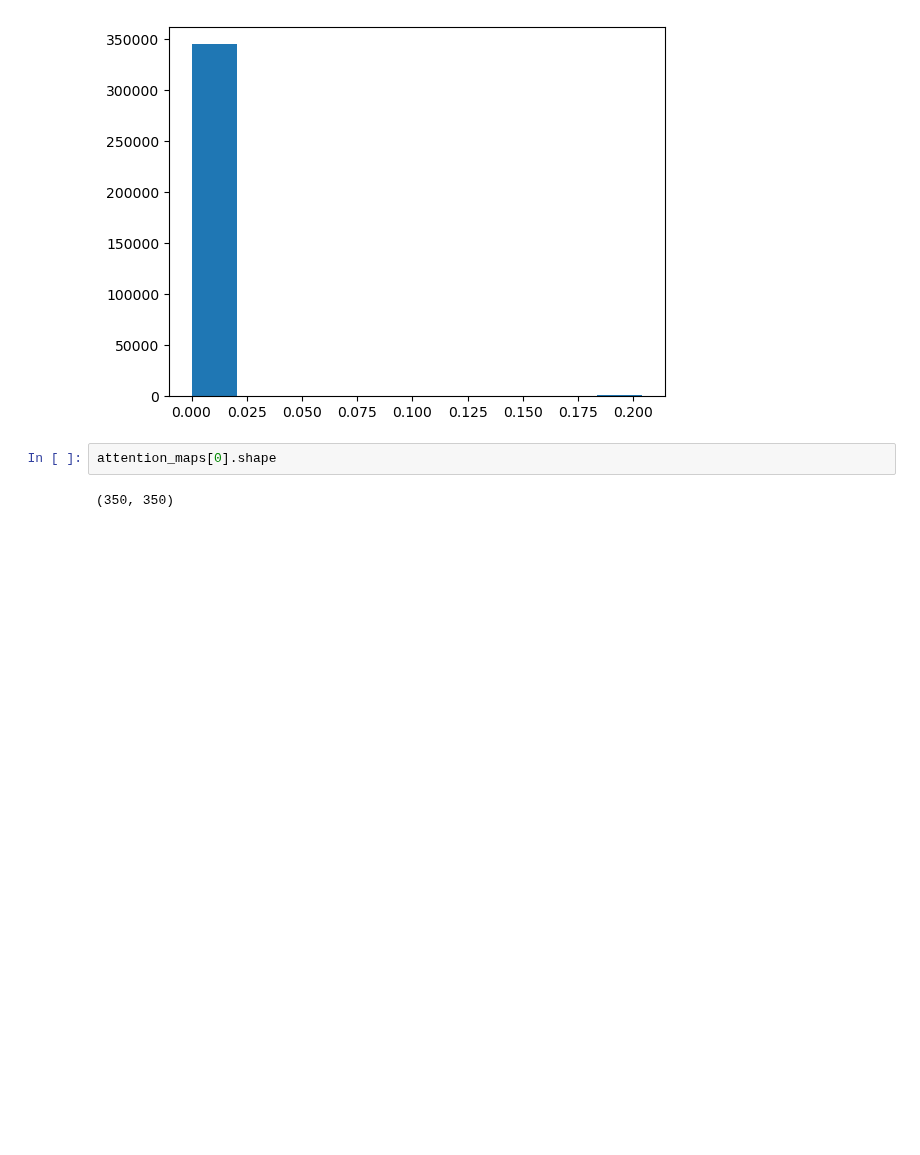
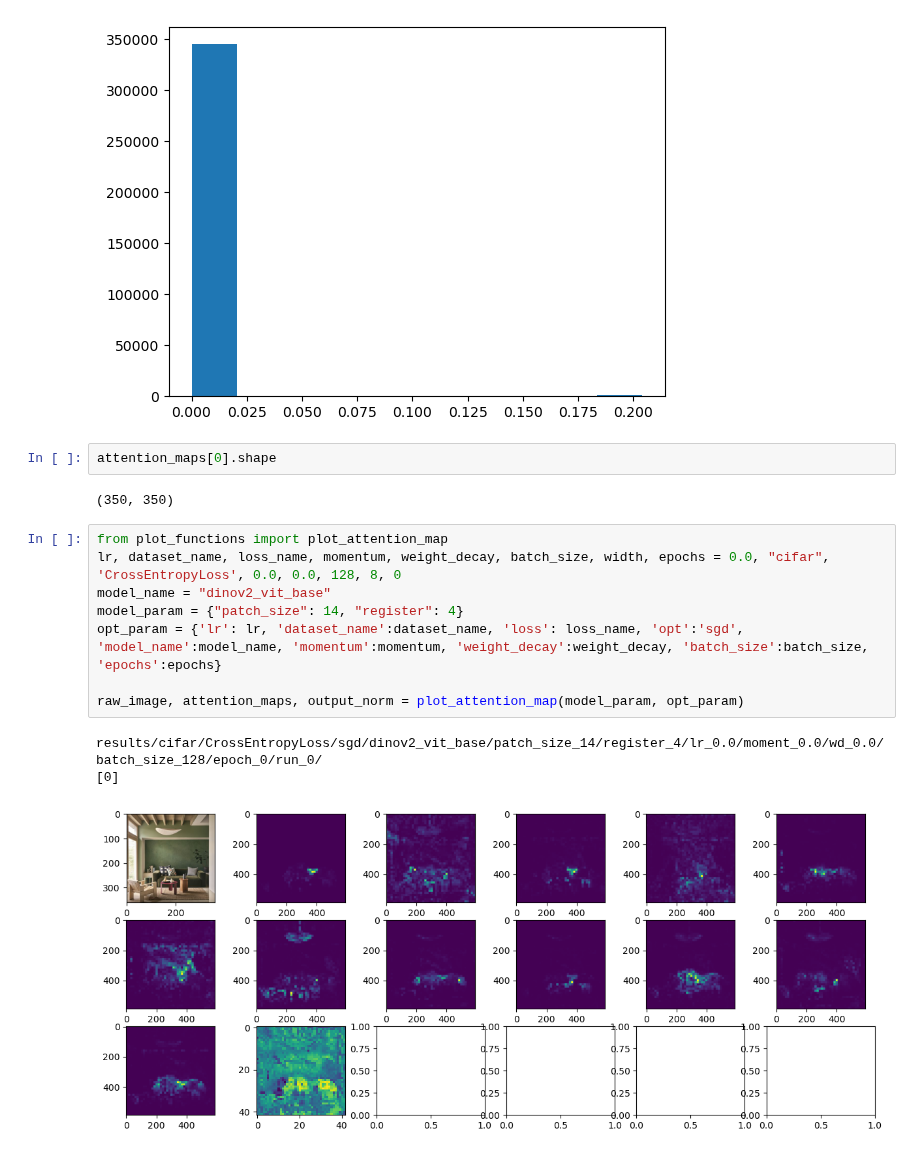
Before and after one commit to lucmonl/mlopt, a Jupyter notebook: notebook/transformer.ipynb, the cells around one changed output. Drawn from its saved outputs; the diff is of its cells as text; blank space fills up the shorter version.

Commit message:
support load dinov2 pretrained model with registers

```diff
--- a/notebook/transformer.ipynb
+++ b/notebook/transformer.ipynb
@@ -101,3 +101,15 @@ plt.hist(attention_maps[0].reshape(-1))
 attention_maps[0].shape
 # %% [output]
 (350, 350)
+# %%
+from plot_functions import plot_attention_map
+lr, dataset_name, loss_name, momentum, weight_decay, batch_size, width, epochs = 0.0, "cifar", 'CrossEntropyLoss', 0.0, 0.0, 128, 8, 0
+model_name = "dinov2_vit_base"
+model_param = {"patch_size": 14, "register": 4}
+opt_param = {'lr': lr, 'dataset_name':dataset_name, 'loss': loss_name, 'opt':'sgd', 'model_name':model_name, 'momentum':momentum, 'weight_decay':weight_decay, 'batch_size':batch_size, 'epochs':epochs}
+
+raw_image, attention_maps, output_norm = plot_attention_map(model_param, opt_param)
+# %% [output]
+results/cifar/CrossEntropyLoss/sgd/dinov2_vit_base/patch_size_14/register_4/lr_0.0/moment_0.0/wd_0.0/batch_size_128/epoch_0/run_0/
+[0]
+[figure, added]
```
Also changed, not shown: parts of 1 cell of this notebook, 2 other files.
